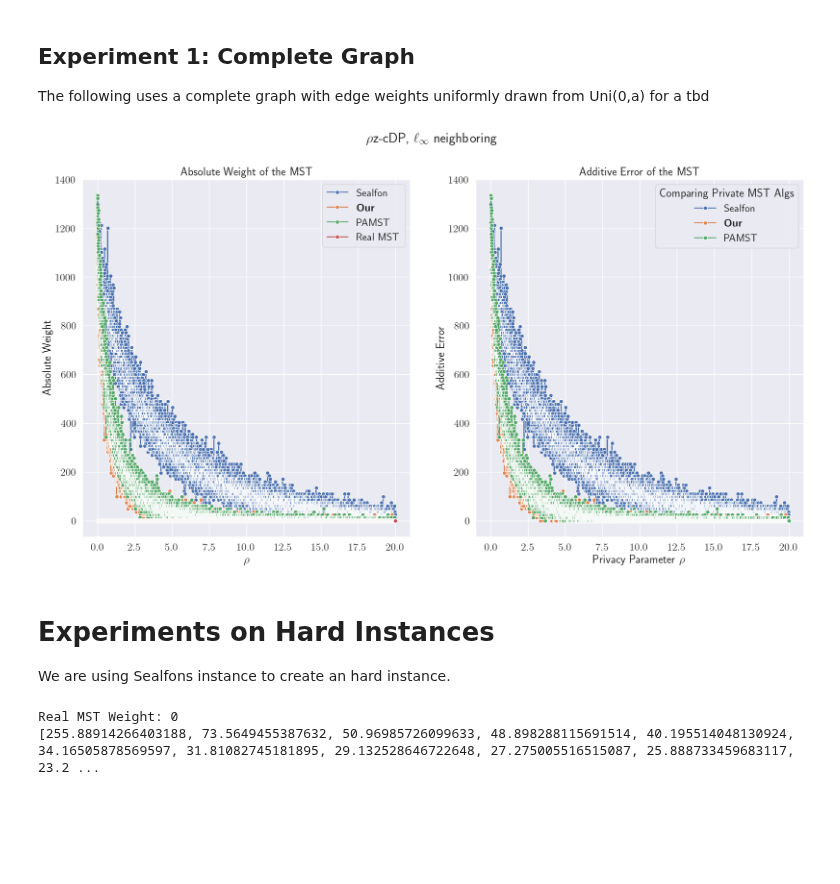
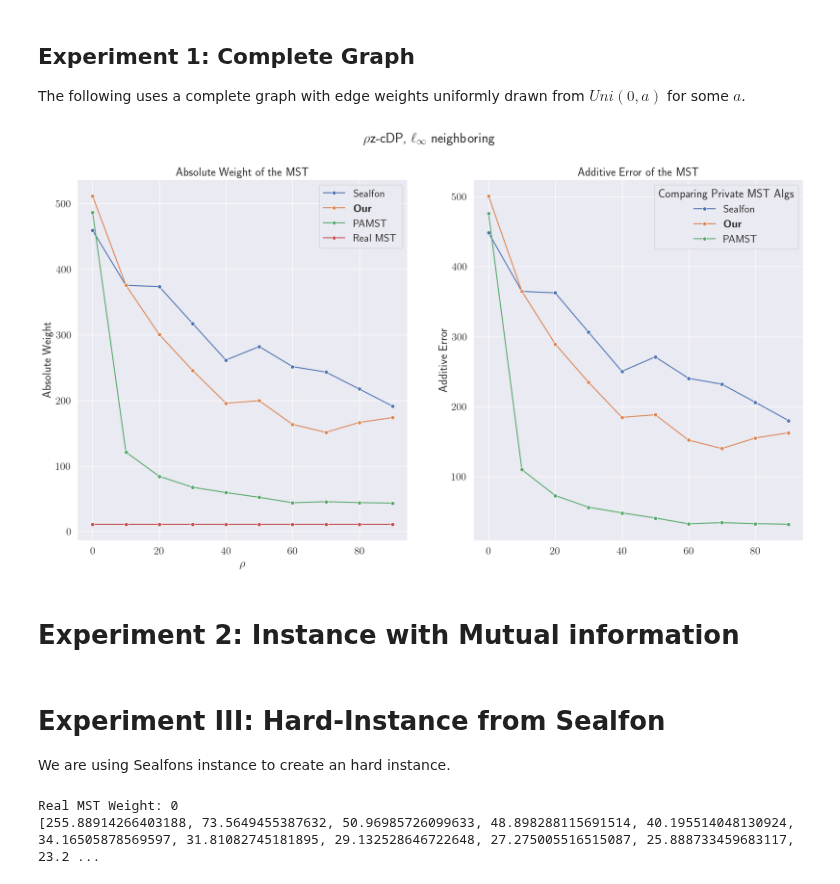
Before and after one commit to lukas681/Optimal-Private-Spanning-Trees, a Jupyter notebook: Notebooks/experiments.ipynb, the cells around one changed output. Saved outputs shown, nothing was run; the diff lists cells and outputs as text; code cells hidden in the pictures; blank space fills up the shorter version.

```diff
--- a/Notebooks/experiments.ipynb
+++ b/Notebooks/experiments.ipynb
@@ -34,81 +40,53 @@ if sys.version_info[0:2] != (3, 9):
 # %% [markdown]
 ## Experiment 1: Complete Graph
 
-The following uses a complete graph with edge weights uniformly drawn from Uni(0,a) for a tbd
+The following uses a complete graph with edge weights uniformly drawn from $Uni(0,a)$ for some $a$.
 # %%
 # Computing Private Minimum Spanning Trees using Different Algorithms, Using l_infty neighboroing relationsip
 
 # Privacy Parameters
 #rho_values = [0.1,0.015,0.2,0.375,0.5,1,2,4,6,10, 100, 200]
 #rho_values = np.arange(0.001, 100000, 5000)
-n = 100
 # Experiment with random graph
 
-#rho_values = np.arange(20000, 100000, 5000)
-#sensitivity = 1
-#G = generate_random_complete_graph(n, range=1)
-# IMPORTANT:: Something is wrong with the PAMST IMPLEMENTAION
+n = 100
+rho_values = np.arange(0.001, 100, 10)
+sensitivity = 1
+G = generate_random_complete_graph(n, range=10)
 
 # Second experiment
-#rho_values = np.arange(0.01, 3, 0.005)
-#sensitivity = 0.00996578428 # MI for dataset of size 1000
-#sensitivity = 0.01# MI for dataset of size 1000
 #G = generate_mi_instance(150,0.05)
 # Sealfon seems to to good on this instance?
 
 # Thirds: Hard Instance
 
-rho_values = np.arange(0.001, 20, 0.0025)
-sensitivity = 1 # MI for dataset of size 1000
-G = generate_hard_instance(150, math.sqrt(150))
-
+#rho_values = np.arange(0.001, 20, 0.0025)
+#sensitivity = 1 # MI for dataset of size 1000
+#G = generate_hard_instance(150, math.sqrt(150))
 upper = []
 for rho in rho_values:
     upper += [n**(3/2) * math.log(n/(2*rho))]
 
 results = compute(G=G, sensitivity=sensitivity, rho_values=rho_values)
+plot_all(results, rho_values)
+# %% [output]
+[figure, added]
+# %% [markdown]
+# Experiment 2: Instance with Mutual information
 # %%
-# Visualizing the previously setup result
+mutual_information = lambda d: np.log2(d)/d
+# Params
+rho_values = np.arange(0.01, 3, 0.01)
+p = 0.01
+n = 100
+sensitivity = mutual_information(1000) # MI for dataset of size 1000
 
-fig, axs = plt.subplots(1, 2, figsize=(20, 10))  # 2x2 grid
-fig.suptitle("$\\rho $z-cDP, $\\ell_\\infty$ neighboring")
+G = generate_mi_instance(n, p)
+results = compute(G=G, sensitivity=sensitivity, rho_values=rho_values)
 
-## Convert all the element to max spanning tree
-#(sealfon, our, pamst, real) = ([i * -1 for i in results['sealfon']],
-#                               [i * -1 for i in results['our']],
-#                               [i * -1 for i in results['pamst']],
-#                               [i * -1 for i in results['real']])
-(sealfon, our, pamst, real) = (results['sealfon'], results['our'], results['pamst'], results['real'])
-
-# Error of the MST
-sns.lineplot(x= rho_values, y=sealfon,marker='o', label="Sealfon", ax=axs[0])
-#sns.lineplot(x=rho_values, y=upper, marker='o', label="upperbound", ax=axs[0])
-sns.lineplot(x= rho_values, y=our, marker='o', label="$\\textbf{Our}$", ax=axs[0])
-sns.lineplot(x= rho_values, y=pamst, marker='o', label="PAMST", ax=axs[0])
-sns.lineplot(x= rho_values, y=real, marker='o', label="Real MST", ax=axs[0])
-axs[0].set_title("Absolute Weight of the MST")
-# Error of the MST
-sns.lineplot(x= rho_values, y=[sealfon - real for sealfon, real in zip(sealfon, real)] ,marker='o', label="Sealfon", ax=axs[1])
-sns.lineplot(x= rho_values, y=[ours - real for ours, real in zip(our, real)] , marker='o', label="$\\textbf{Our}$", ax=axs[1])
-sns.lineplot(x= rho_values, y=[pamst - real for pamst, real in zip(results['pamst'], real)] , marker='o', label="PAMST", ax=axs[1])
-
-axs[1].set_title("Additive Error of the MST")
-axs[0].set_ylabel("Absolute Weight")
-#axs[0].set_ylim([0,100])
-
-axs[0].set_xlabel("$\\rho$")
-axs[1].set_ylabel("Additive Error")
-
-# Set plot title and labels
-# plt.title("Real MSTs")
-plt.xlabel("Privacy Parameter $\\rho$")
-# plt.ylabel("MST Weight")
-plt.legend(title = "Comparing Private MST Algs")
-plt.show()
+plot_all(results, rho_values=rho_values)
-# %% [output]
-[figure, removed]
 # %% [markdown]
-# Experiments on Hard Instances
+# Experiment III: Hard-Instance from Sealfon
 We are using Sealfons instance to create an hard instance.
 # %%
 # Constructing an hard instance
```
Also changed, not shown: parts of 3 cells of this notebook, 2 other files.
